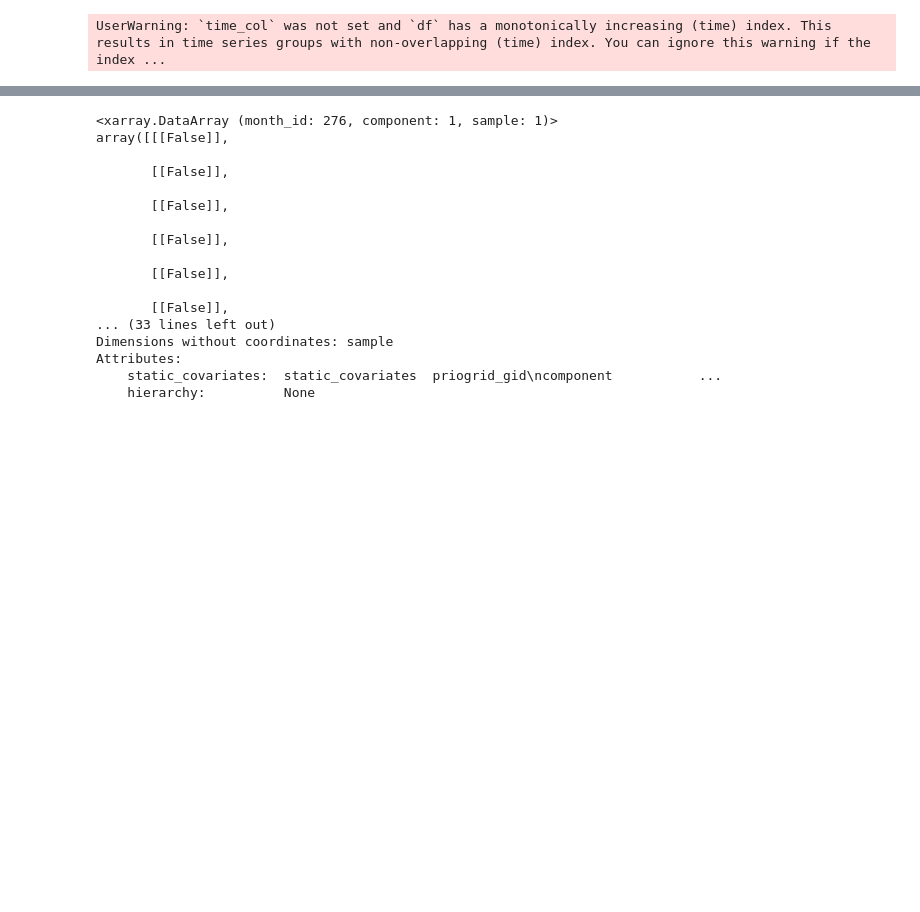
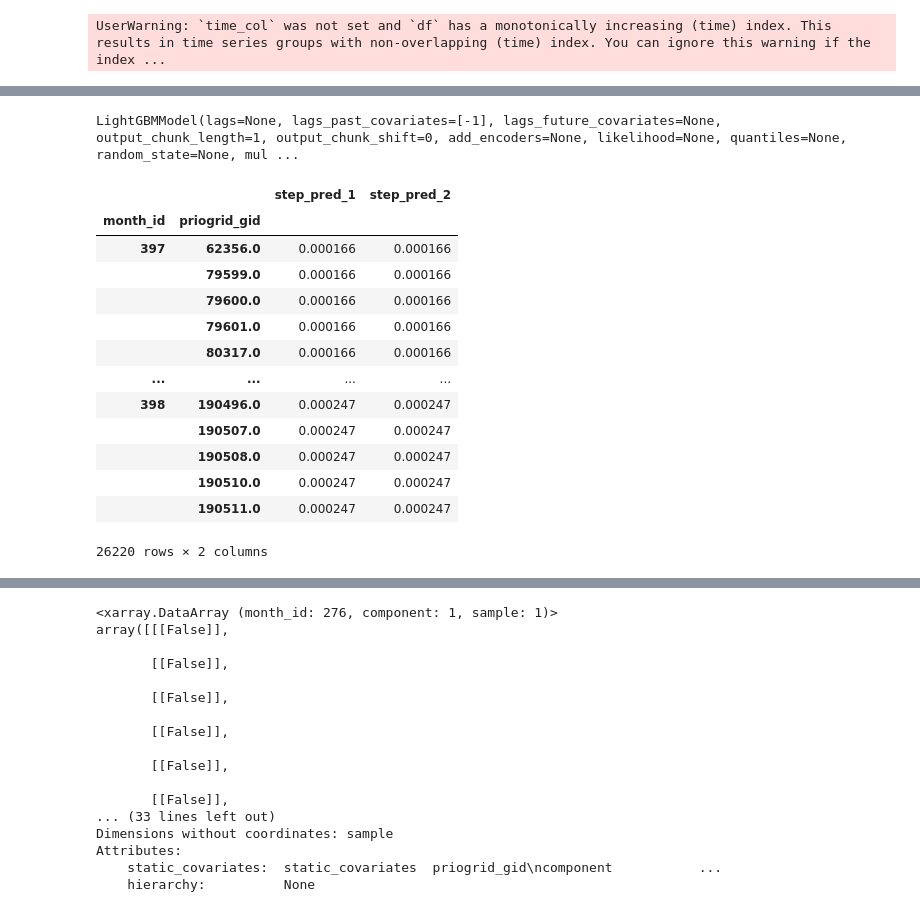
Before and after one commit to prio-data/views_pipeline, a Jupyter notebook: models/old_money/notebooks/test.ipynb, the cells around one changed output, grey strips where cells are left out. Saved outputs shown, nothing was run; the diff lists cells and outputs as text; code cells hidden in the pictures; blank space fills up the shorter version.

```diff
--- a/models/old_money/notebooks/test.ipynb
+++ b/models/old_money/notebooks/test.ipynb
@@ -89,0 +208,14 @@ IndexError: The type of your index was not matched.
+# %%
+target_pos, past_cov_pos = zip(*[(t, p) for t, p in zip(target, past_cov) if (t.values() > 0).any()])
+binary_model = LightGBMModel(lags_past_covariates=[-1])
+binary_model.fit(binary_target, past_covariates=past_cov)
+
+# Fit positive stage using the regression model
+positive_model = LightGBMModel(lags_past_covariates=[-1])
+positive_model.fit(target_pos, past_covariates=past_cov_pos)
+# %% [output]
+LightGBMModel(lags=None, lags_past_covariates=[-1], lags_future_covariates=None, output_chunk_length=1, output_chunk_shift=0, add_encoders=None, likelihood=None, quantiles=None, random_state=None, mul ...
+# %%
+bp = binary_model.predict(n=2, series=target,
+                     past_covariates=[s[independent_variables] for s in series],
+                     show_warnings=False)
@@ -89,0 +226,32 @@ IndexError: The type of your index was not matched.
+# %%
+def combine_pred(ts_pred, step):
+    preds = []
+    for pred in ts_pred:
+        df_pred = pred.pd_dataframe()
+        df_pred.index = pd.MultiIndex.from_product([df_pred.index, [pred.static_covariates.iloc[0, 0]]])
+        df_pred.index.names = ['month_id', 'priogrid_gid']
+        df_pred.columns = [f"step_pred_{step}"]
+        df_pred = df_pred.loc[slice(test_start, test_end, ), :]
+        preds.append(df_pred)
+
+    return pd.concat(preds).sort_index()
+# %%
+pred_b = [combine_pred(bp, 1), combine_pred(bp, 2)]
+pred_p = [combine_pred(pp, 1), combine_pred(pp, 2)]
+# %%
+pd.concat(pred_b, axis=1)
+# %% [output]
+|  |  | step_pred_1 | step_pred_2 |
+| month_id | priogrid_gid |  |  |
+| 397 | 62356.0 | 0.000166 | 0.000166 |
+|  | 79599.0 | 0.000166 | 0.000166 |
+|  | 79600.0 | 0.000166 | 0.000166 |
+|  | 79601.0 | 0.000166 | 0.000166 |
+|  | 80317.0 | 0.000166 | 0.000166 |
+| ... | ... | ... | ... |
+| 398 | 190496.0 | 0.000247 | 0.000247 |
+|  | 190507.0 | 0.000247 | 0.000247 |
+|  | 190508.0 | 0.000247 | 0.000247 |
+|  | 190510.0 | 0.000247 | 0.000247 |
+|  | 190511.0 | 0.000247 | 0.000247 |
+26220 rows × 2 columns
```
Also changed, not shown: parts of 24 cells of this notebook, 10 other files.
